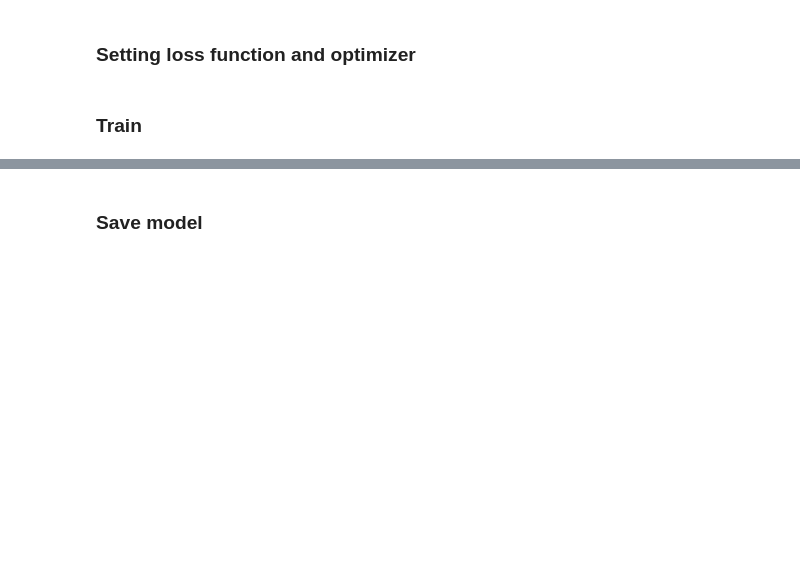
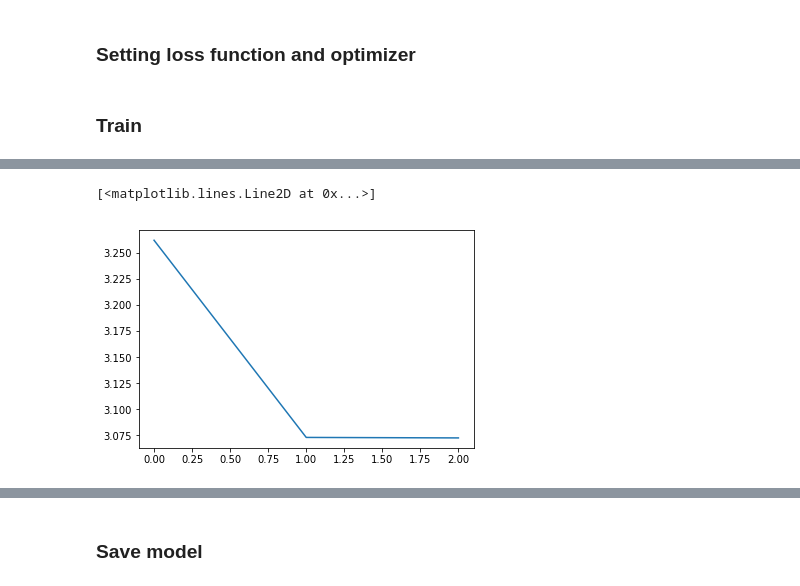
Before and after one commit to lipinski/deep-learning-projects, a Jupyter notebook: HumpbackWhaleIdentification.ipynb, the cells around one changed output, grey strips where cells are left out. Cells and saved outputs as stored; diff of their text form; code cells hidden in the pictures; blank space fills up the shorter version.

Commit message:
Improve autoencoder

```diff
--- a/HumpbackWhaleIdentification.ipynb
+++ b/HumpbackWhaleIdentification.ipynb
@@ -117,27 +118,31 @@ class AutoEncoderCNN(nn.Module):
     def __init__(self):
         super(AutoEncoderCNN, self).__init__()
         self.encoder = nn.Sequential(
-            nn.Conv2d(3, 64, 3, stride=3, padding=1), # b, 64, 84, 84
+            nn.Conv2d(3, 64, kernel_size=3, stride=1, padding=1),
             nn.ReLU(),
-            nn.MaxPool2d(2, stride=2), # b,64, 84, 84
-            nn.Conv2d(64, 32, 3, stride=2, padding=1), # b, 32, 21, 21
+            nn.MaxPool2d(2),
+            nn.Conv2d(64, 32, kernel_size=2, stride=1, padding=0),
             nn.ReLU(),
-            nn.MaxPool2d(2, stride=1), # b, 32, 20, 20
-            nn.Conv2d(32, 16, 3, stride=2, padding=1), # b, 32, 20, 20
-            nn.ReLU(),
-            nn.MaxPool2d(2, stride=1) # b, 16, 10, 10
+            nn.MaxPool2d(2)
         )
 
         self.decoder = nn.Sequential(
-            nn.ConvTranspose2d(16, 32, 3, stride=2), # b, 16, 9, 9
+            nn.ConvTranspose2d(32, 64, kernel_size=2, stride=1, padding=0),
             nn.ReLU(),
-            nn.ConvTranspose2d(32, 64, 5, stride=3, padding=1), # b, 32, 19, 19
+            nn.ConvTranspose2d(64, 128, kernel_size=2, stride=2, padding=0),
             nn.ReLU(),
-            nn.ConvTranspose2d(64, 8, 6, stride=2, padding=0, dilation=1), # b, 32, 19, 19
-            nn.PReLU(),
-            nn.ConvTranspose2d(8, 3, 16, stride=2, padding=0, dilation=1), # b, 1, 250, 250
-            nn.Tanh()
+            nn.ConvTranspose2d(128, 3, kernel_size=2, stride=2, padding=0)
         )
+
+        for m in self.modules():
+            if isinstance(m, nn.Conv2d):
+                n = m.kernel_size[0] * m.kernel_size[1] * m.out_channels
+                m.weight.data.normal_(0, math.sqrt(2. / n))
+            elif isinstance(m, nn.BatchNorm2d):
+                m.weight.data.fill_(1)
+                m.bias.data.zero_()
+            elif isinstance(m, nn.Linear):
+                m.bias.data.zero_()
 
 
     def forward(self, x):
@@ -172,9 +197,10 @@ AutoEncoderCNN(
 ### Setting loss function and optimizer
 # %%
 lr = 1e-4
-weight_decay = 1e-5
+weight_decay = 1e-3
 criterion = nn.MSELoss()
-optimizer = optim.Adam(autoencoder.parameters(), lr, weight_decay=weight_decay)
+optimizer = optim.RMSprop(autoencoder.parameters(), lr)
+scheduler = optim.lr_scheduler.ReduceLROnPlateau(optimizer, patience=3)
 # %% [markdown]
 ### Train
 # %%
@@ -193,7 +219,7 @@ def show(img, ax_source, ax_target):
     ax_source.imshow(np.transpose(transformed_image, (1, 2, 0)), interpolation='nearest')
     ax_target.imshow(np.transpose(decoded_images, (0, 1, 2)), interpolation='nearest')
 # %%
-n_epochs = 5
+n_epochs = 3
 examples = len(train_dataset.imgs)
 n_batches = math.ceil(examples/batch_size)
 loss_history = list()
@@ -213,8 +239,10 @@ for epoch in range(n_epochs):
         loss_score = loss.item()
         clear_output()
         print(f"[{i}/{n_batches}] loss:{loss_score}")
-        print('epoch [{}/{}], loss:{:.4f}'.format(epoch+1, n_epochs, running_loss))
+        print('epoch [{}/{}], loss:{:.4f}'.format(epoch+1, n_epochs, running_loss / (i+1)))
 
         running_loss += loss_score
+        save_image(outputs.cpu(), 'example.jpg', padding=0)
+        scheduler.step(loss)
 
     loss_history.append(running_loss)
@@ -220,0 +252,5 @@ for epoch in range(n_epochs):
+# %%
+plt.plot(np.log(loss_history))
+# %% [output]
+[<matplotlib.lines.Line2D at 0x...>]
+[figure, added]
```
Also changed, not shown: parts of 15 cells of this notebook.
